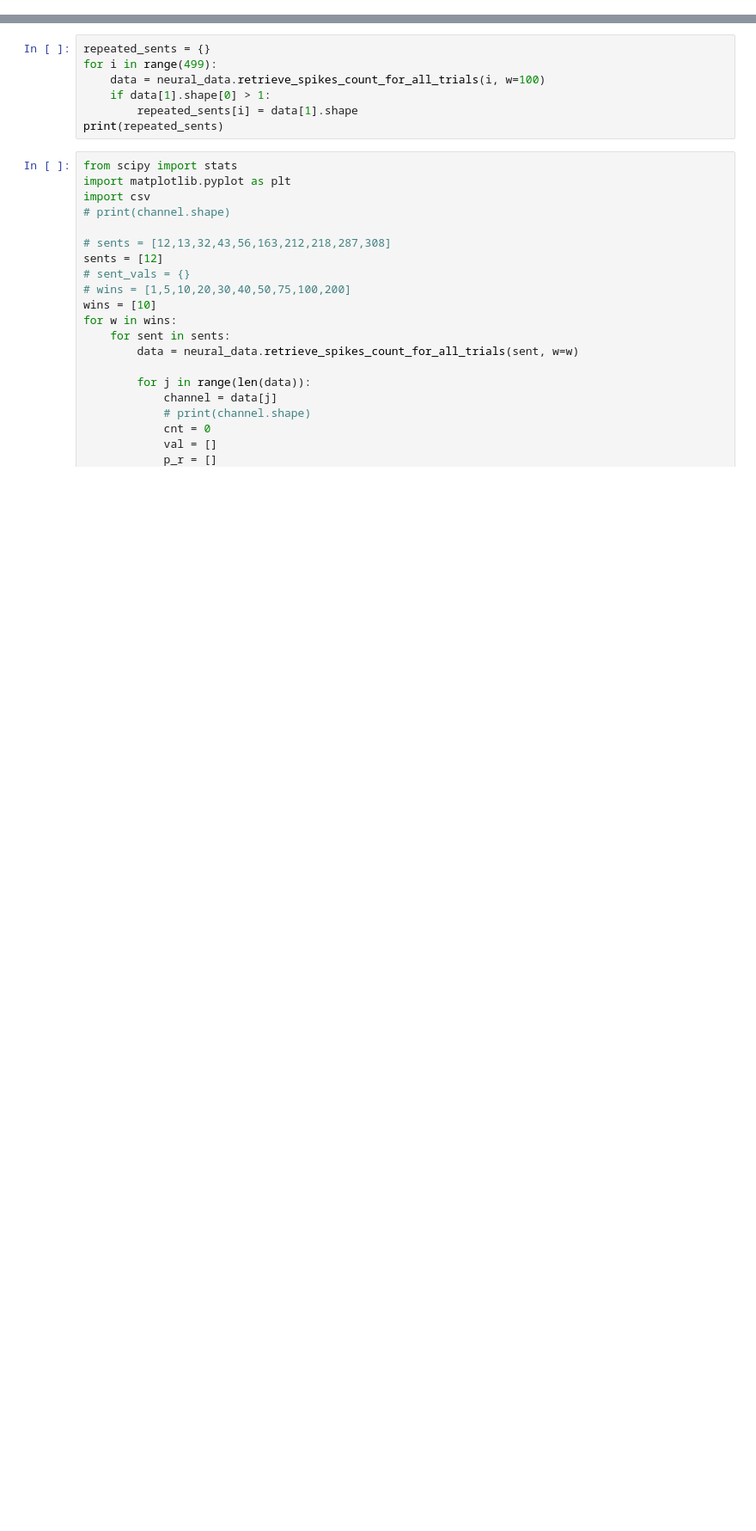
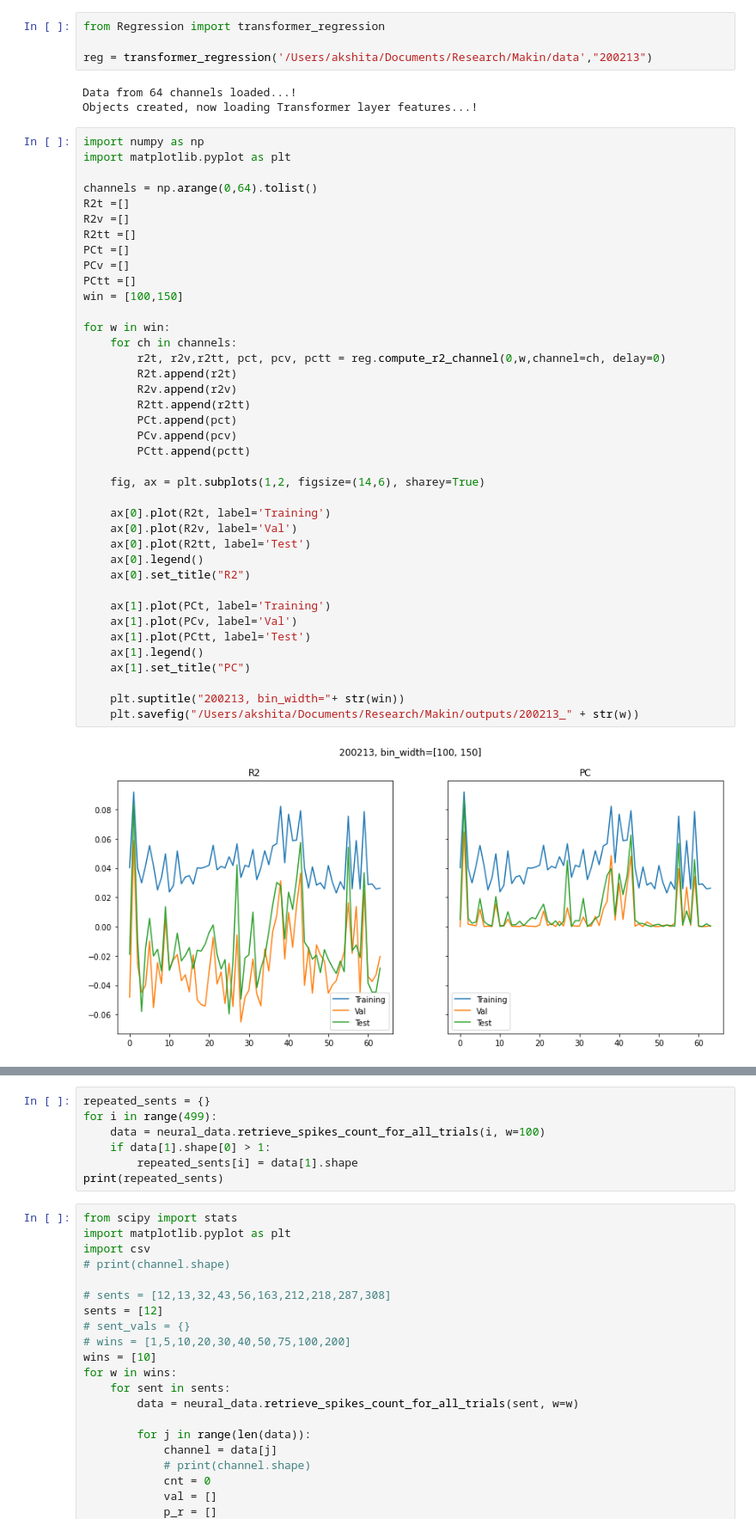
Before and after one commit to bilalhsp/Auditory_Cortex, a Jupyter notebook: correlation.ipynb, the cells around one changed output, grey strips where cells are left out. Shown at 86% size. Drawn from its saved outputs; the diff is of its cells as text; blank space fills up the shorter version.

```diff
--- a/correlation.ipynb
+++ b/correlation.ipynb
@@ -0,0 +1,48 @@
+# %%
+from Regression import transformer_regression
+
+reg = transformer_regression('/Users/akshita/Documents/Research/Makin/data',"200213")
+# %% [output]
+Data from 64 channels loaded...!
+Objects created, now loading Transformer layer features...!
+# %%
+import numpy as np
+import matplotlib.pyplot as plt
+
+channels = np.arange(0,64).tolist()
+R2t =[]
+R2v =[]
+R2tt =[]
+PCt =[]
+PCv =[]
+PCtt =[]
+win = [100,150]
+
+for w in win:
+    for ch in channels:
+        r2t, r2v,r2tt, pct, pcv, pctt = reg.compute_r2_channel(0,w,channel=ch, delay=0)
+        R2t.append(r2t)
+        R2v.append(r2v)
+        R2tt.append(r2tt)
+        PCt.append(pct)
+        PCv.append(pcv)
+        PCtt.append(pctt)
+
+    fig, ax = plt.subplots(1,2, figsize=(14,6), sharey=True)
+
+    ax[0].plot(R2t, label='Training')
+    ax[0].plot(R2v, label='Val')
+    ax[0].plot(R2tt, label='Test')
+    ax[0].legend()
+    ax[0].set_title("R2")
+
+    ax[1].plot(PCt, label='Training')
+    ax[1].plot(PCv, label='Val')
+    ax[1].plot(PCtt, label='Test')
+    ax[1].legend()
+    ax[1].set_title("PC")
+
+    plt.suptitle("200213, bin_width="+ str(win))
+    plt.savefig("/Users/akshita/Documents/Research/Makin/outputs/200213_" + str(w))
+# %% [output]
+[figure, added]
```
Also changed, not shown: parts of 5 cells of this notebook, 2 other files.
